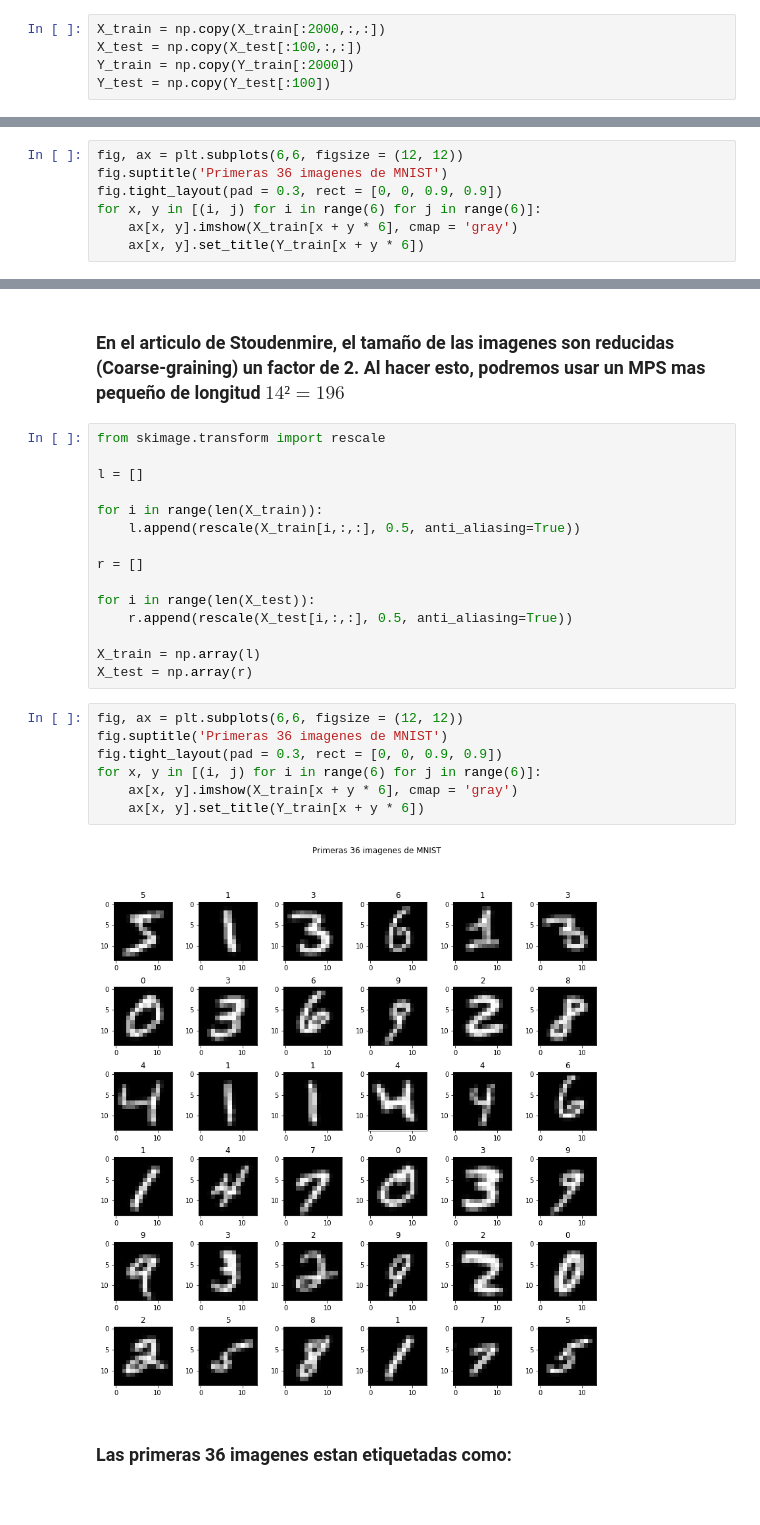
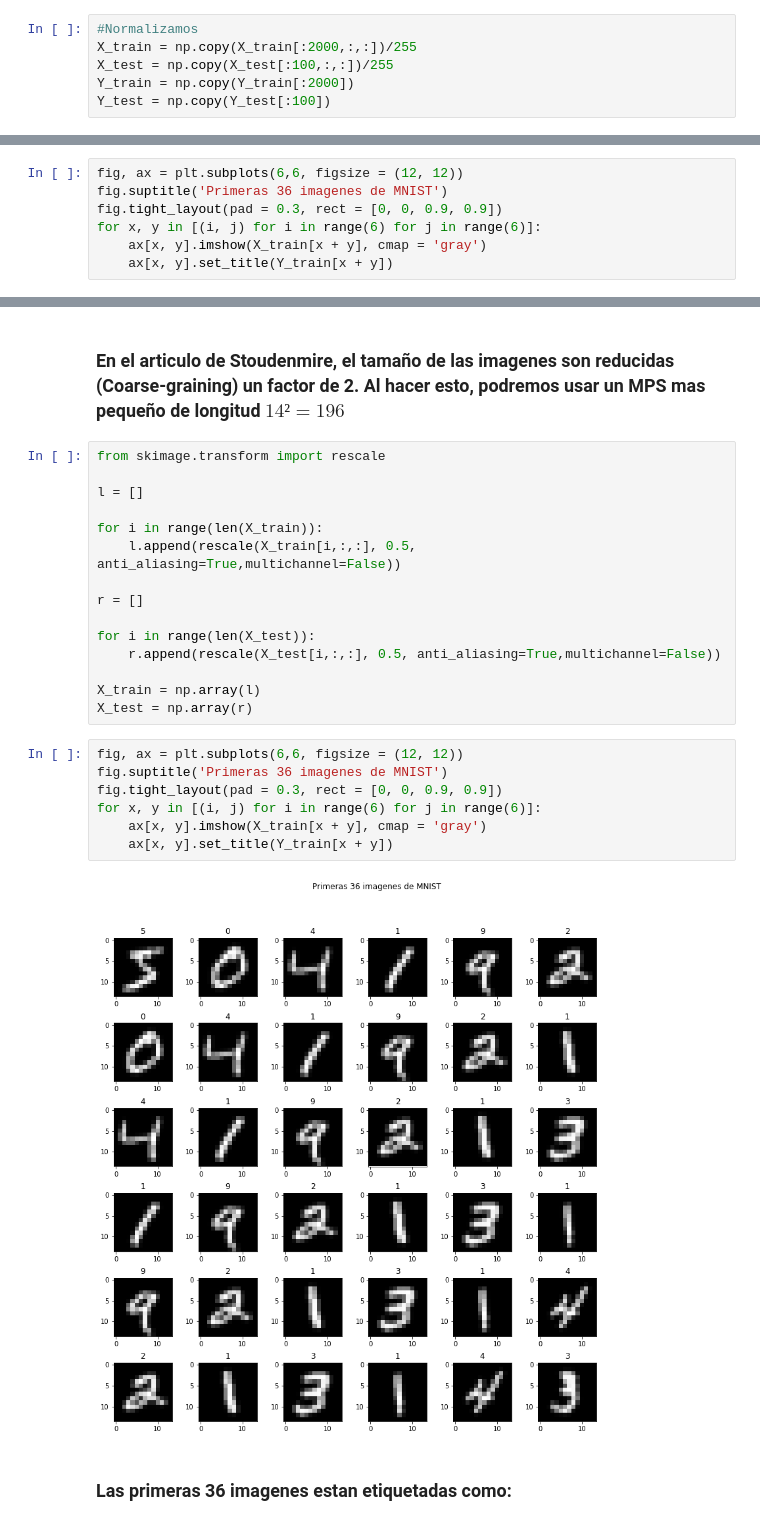
Before and after one commit to Dalperdomoe/Redes-Tensoriales, a Jupyter notebook: 7-Clasificacion de Imagenes.ipynb, the cells around one changed output, grey strips where cells are left out. Cells and saved outputs as stored; diff of their text form.

Commit message:
Normalizacion de pixeles y escalamiento de las imagenes

```diff
--- a/7-Clasificacion de Imagenes.ipynb
+++ b/7-Clasificacion de Imagenes.ipynb
@@ -37,8 +46,9 @@ Using TensorFlow backend.
 # %% [markdown]
 ### Usaremos solo un subconjunto de los datos de prueba y entrenamiento para agiliazar los calculos
 # %%
-X_train = np.copy(X_train[:2000,:,:])
-X_test = np.copy(X_test[:100,:,:])
+#Normalizamos
+X_train = np.copy(X_train[:2000,:,:])/255
+X_test = np.copy(X_test[:100,:,:])/255
 Y_train = np.copy(Y_train[:2000])
 Y_test = np.copy(Y_test[:100])
 # %%
@@ -74,6 +76,6 @@ fig, ax = plt.subplots(6,6, figsize = (12, 12))
 fig.suptitle('Primeras 36 imagenes de MNIST')
 fig.tight_layout(pad = 0.3, rect = [0, 0, 0.9, 0.9])
 for x, y in [(i, j) for i in range(6) for j in range(6)]:
-    ax[x, y].imshow(X_train[x + y * 6], cmap = 'gray')
-    ax[x, y].set_title(Y_train[x + y * 6])
+    ax[x, y].imshow(X_train[x + y], cmap = 'gray')
+    ax[x, y].set_title(Y_train[x + y])
 # %% [output]
@@ -86,24 +88,24 @@ from skimage.transform import rescale
 l = []
 
 for i in range(len(X_train)):
-    l.append(rescale(X_train[i,:,:], 0.5, anti_aliasing=True))
+    l.append(rescale(X_train[i,:,:], 0.5, anti_aliasing=True,multichannel=False))
 
 r = []
 
 for i in range(len(X_test)):
-    r.append(rescale(X_test[i,:,:], 0.5, anti_aliasing=True))
+    r.append(rescale(X_test[i,:,:], 0.5, anti_aliasing=True,multichannel=False))
 
 X_train = np.array(l)
 X_test = np.array(r)
 # %%
 fig, ax = plt.subplots(6,6, figsize = (12, 12))
 fig.suptitle('Primeras 36 imagenes de MNIST')
 fig.tight_layout(pad = 0.3, rect = [0, 0, 0.9, 0.9])
 for x, y in [(i, j) for i in range(6) for j in range(6)]:
-    ax[x, y].imshow(X_train[x + y * 6], cmap = 'gray')
-    ax[x, y].set_title(Y_train[x + y * 6])
+    ax[x, y].imshow(X_train[x + y], cmap = 'gray')
+    ax[x, y].set_title(Y_train[x + y])
 # %% [output]
-[figure, old version]
+[figure, new version]
 # %% [markdown]
 ### Las primeras 36 imagenes estan etiquetadas como:
 # %%
```
Also changed, not shown: parts of 12 cells of this notebook.
